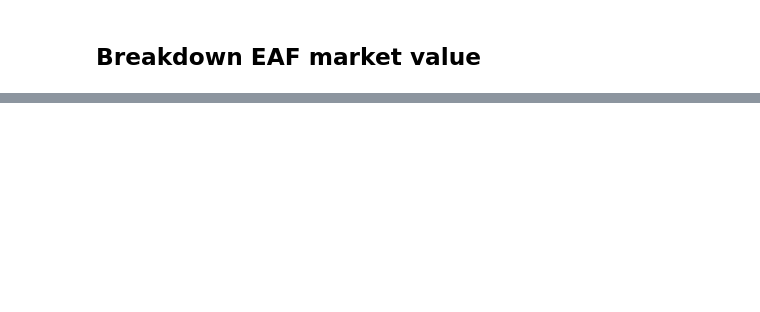
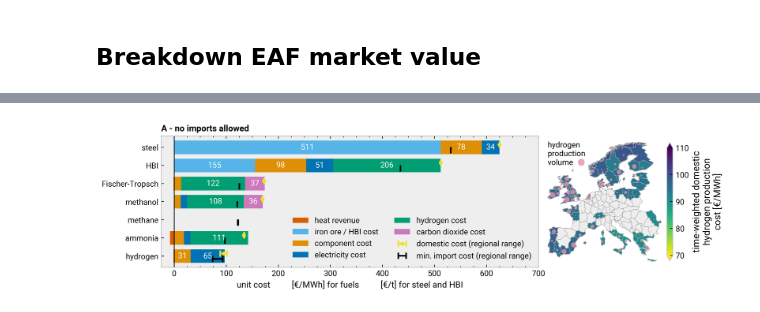
Before and after one commit to fneum/import-benefits, a Jupyter notebook: workflow/notebooks/value-comparison.py.ipynb, the cells around one changed output, grey strips where cells are left out. Cells and saved outputs as stored; diff of their text form; code cells hidden in the pictures; blank space fills up the shorter version.

Commit message:
finalise figures with panel letters, final review

```diff
--- a/workflow/notebooks/value-comparison.py.ipynb
+++ b/workflow/notebooks/value-comparison.py.ipynb
@@ -755,30 +858,39 @@ regions_plot = regions.plot(
     },
 )
 
 bus_coords = n.buses.query("carrier == 'AC'")
 bus_gdf = gpd.GeoDataFrame(
     index=bus_coords.index,
     geometry=gpd.points_from_xy(bus_coords.x, bus_coords.y),
     crs="EPSG:4326",
 )
 
 bus_gdf.to_crs(crs.proj4_init).plot(
     ax=ax_inset,
     markersize=electrolysers_h2_output.reindex(bus_gdf.index) / 3e6,
     color="#E68FAC",
     alpha=0.8,
 )
 circle = Circle(
     (0.315, 0.8), 0.025, color="#E68FAC", alpha=0.8, transform=ax_inset.transAxes
 )
 ax_inset.add_patch(circle)
 
 ax_inset.text(0.045, 0.78, "hydrogen\nproduction\nvolume", transform=ax_inset.transAxes)
 
 ax_inset.axis("off")
 ax_inset.set_facecolor("none")
 
 ax.legend(ncol=2, loc="best")
 
+title = {
+    "noimp": "A - no imports allowed",
+    "imp+H2": "B - only hydrogen imports allowed",
+    "imp": "C - all imports allowed",
+}
+ax.set_title(title[scenario_name], loc="left", fontsize=11, fontweight="bold")
+
 for ext in [".png", ".pdf"]:
     plt.savefig(f"{RUN}/market-values-{scenario_name}{ext}", bbox_inches="tight")
+# %% [output]
+[figure, added]
```
Also changed, not shown: parts of 25 cells of this notebook, 8 other files.
